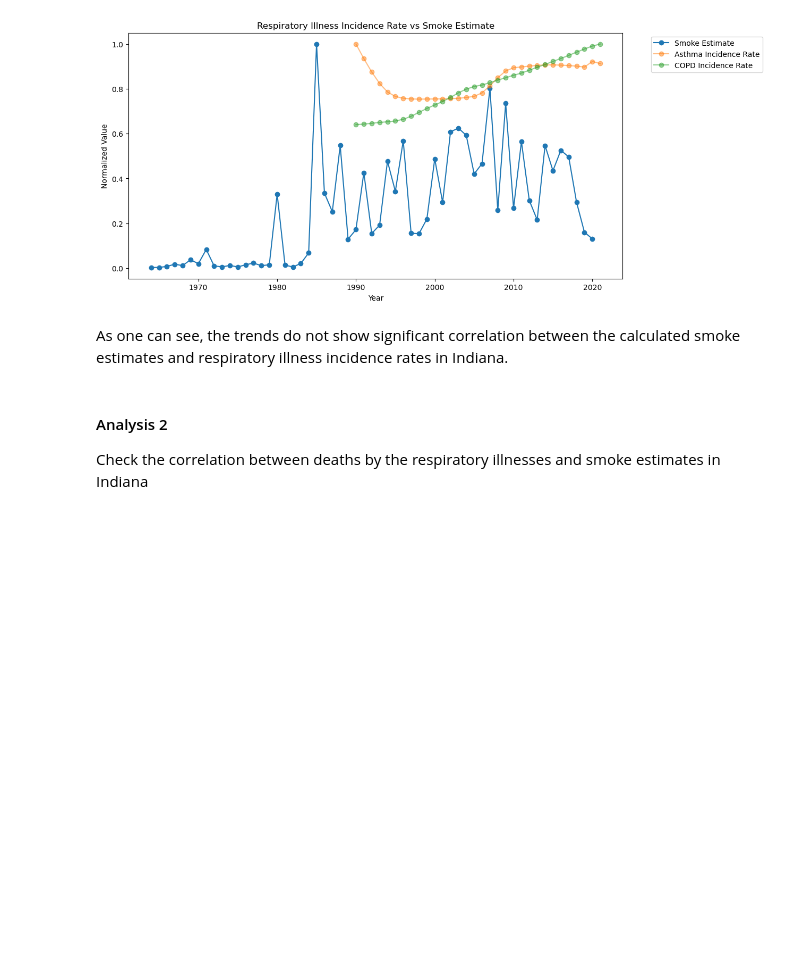
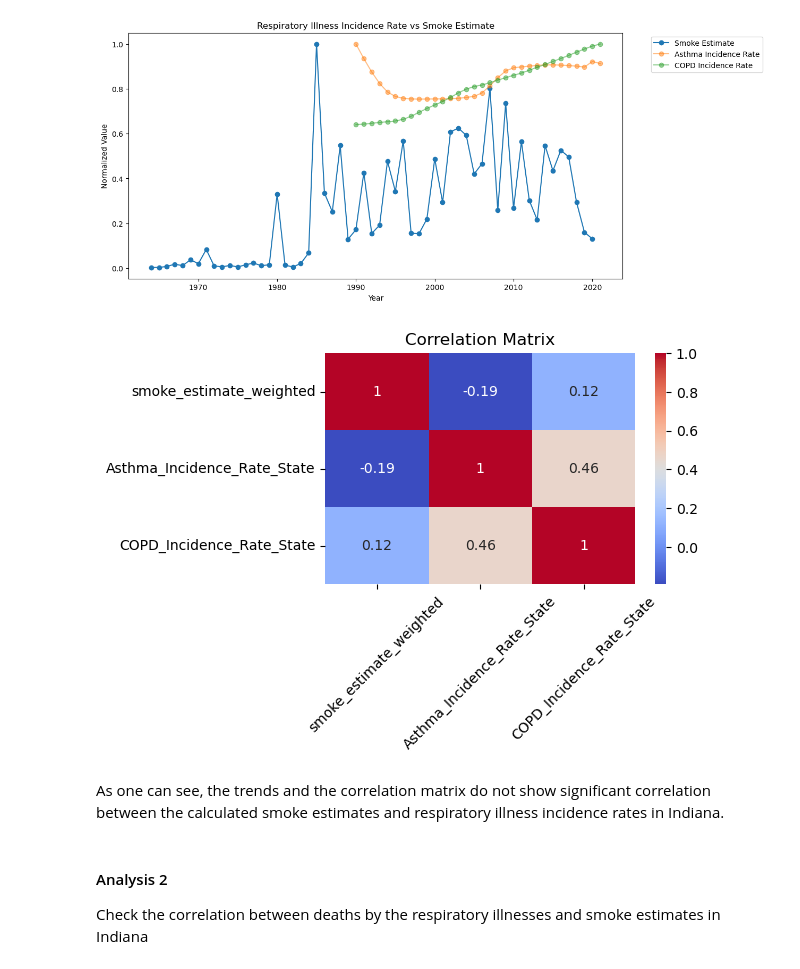
Before and after one commit to himanshunaidu/data512_project, a Jupyter notebook: wildfire_healthcare_data_analysis.ipynb, the cells around one changed output. Saved outputs shown, nothing was run; the diff lists cells and outputs as text; code cells hidden in the pictures; blank space fills up the shorter version.

```diff
--- a/wildfire_healthcare_data_analysis.ipynb
+++ b/wildfire_healthcare_data_analysis.ipynb
@@ -77,8 +73,22 @@ plt.legend(['Smoke Estimate', 'Asthma Incidence Rate', 'COPD Incidence Rate'], b
 plt.show()
 # %% [output]
 [figure]
+# %%
+# Check Pearson correlation between smoke estimates and RI incidence rate
+# Merge the dataframes
+smoke_ri_incidence_combined_df = pd.merge(fire_annual_smoke_estimates_df, healthcare_combined_df, left_on='Fire_Year', right_on='Year', how='inner')
+# Calculate correlation
+correlation = smoke_ri_incidence_combined_df[['smoke_estimate_weighted', 'Asthma_Incidence_Rate_State', 'COPD_Incidence_Rate_State']].corr()
+# Plot the correlation matrix
+plt.figure(figsize=(5, 3))
+sns.heatmap(correlation, annot=True, cmap='coolwarm')
+plt.title('Correlation Matrix')
+plt.xticks(rotation=45)
+plt.show()
+# %% [output]
+[figure, added]
 # %% [markdown]
-As one can see, the trends do not show significant correlation between the calculated smoke estimates and respiratory illness incidence rates in Indiana.
+As one can see, the trends and the correlation matrix do not show significant correlation between the calculated smoke estimates and respiratory illness incidence rates in Indiana.
 # %% [markdown]
 #### Analysis 2
 Check the correlation between deaths by the respiratory illnesses and smoke estimates in Indiana
```
Also changed, not shown: parts of 16 cells of this notebook.
